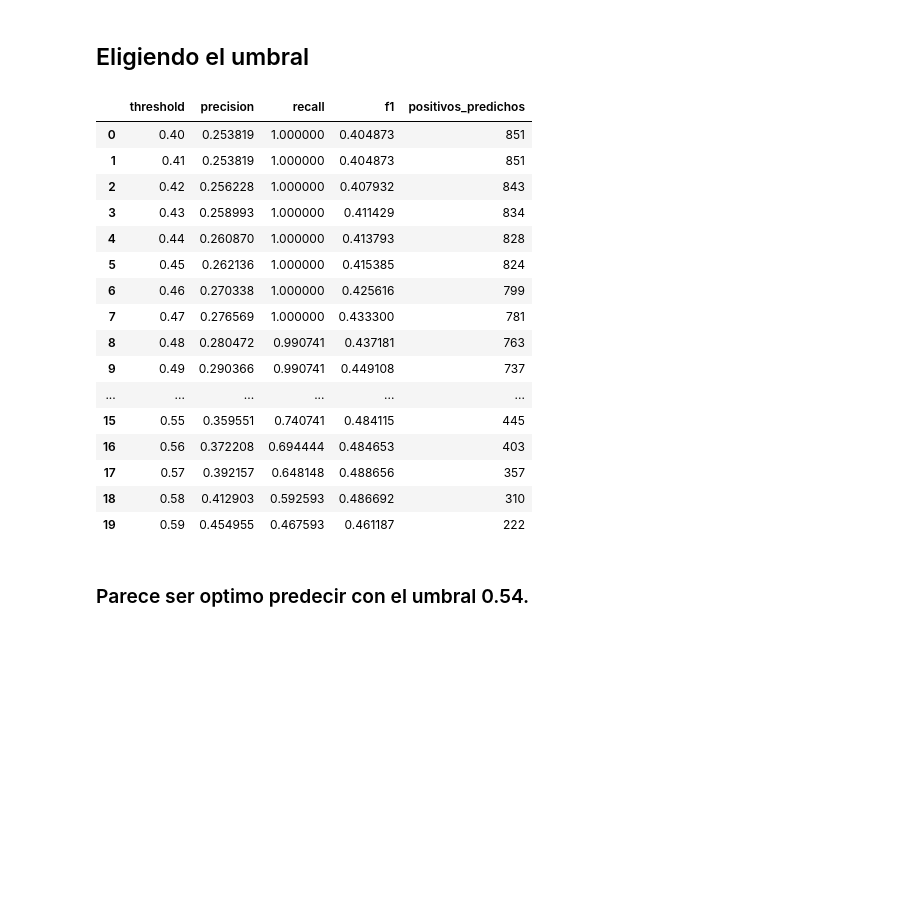
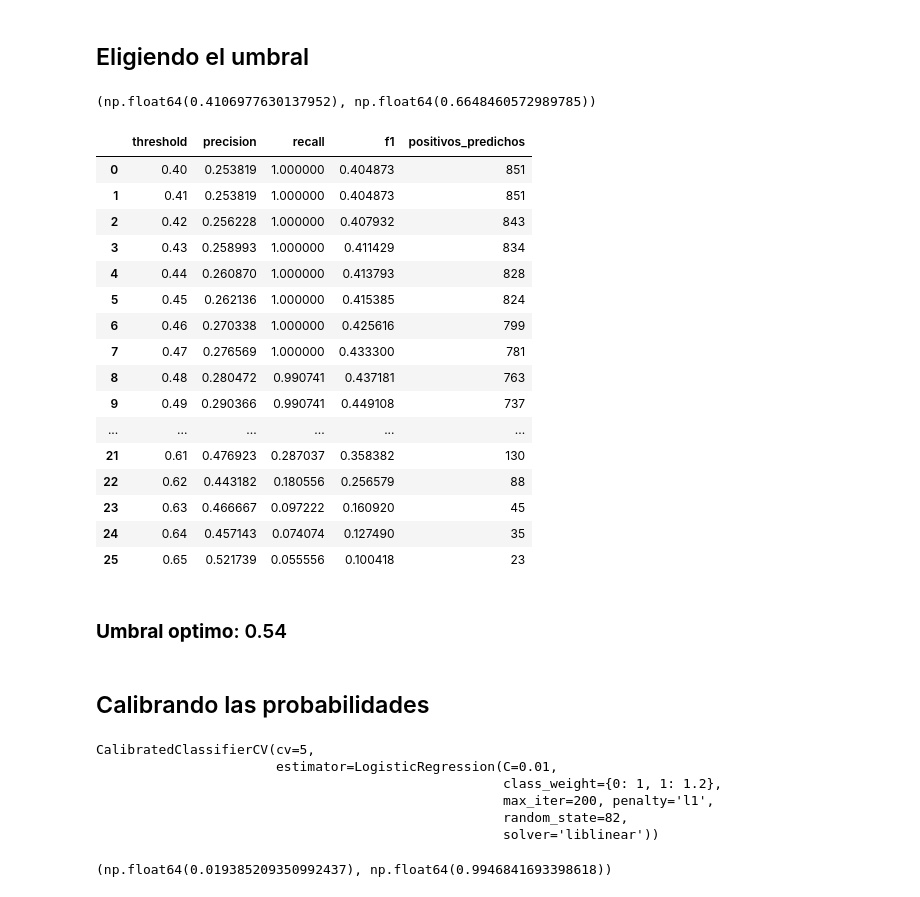
Before and after one commit to GuilleLondero/churn_insight_hackathon, a Jupyter notebook: data_science/notebooks/optimizacion_modelos.ipynb, the cells around one changed output. Saved outputs shown, nothing was run; the diff lists cells and outputs as text; code cells hidden in the pictures; blank space fills up the shorter version.

Commit message:
Calibración del modelo lr

```diff
--- a/data_science/notebooks/optimizacion_modelos.ipynb
+++ b/data_science/notebooks/optimizacion_modelos.ipynb
@@ -478,43 +480,47 @@ plt.show()
 ## Eligiendo el umbral
 # %%
 y_proba = best_lr.predict_proba(X_test_normalize)[:, 1]
+# %%
+y_proba.min(), y_proba.max()
+# %% [output]
+(np.float64(0.4106977630137952), np.float64(0.6648460572989785))
 # %%
-thresholds = np.arange(0.4, 0.6, 0.01)
+thresholds = np.arange(0.4, 0.66, 0.01)
 
 rows = []
 
 for t in thresholds:
     y_pred = (y_proba >= t).astype(int)
 
     rows.append({
         "threshold": t,
         "precision": precision_score(y_test, y_pred, zero_division=0),
         "recall": recall_score(y_test, y_pred),
         "f1": f1_score(y_test, y_pred),
         "positivos_predichos": y_pred.sum()
     })
 
 df_thresholds = pd.DataFrame(rows)
 df_thresholds
 # %% [output]
 |  | threshold | precision | recall | f1 | positivos_predichos |
 | 0 | 0.40 | 0.253819 | 1.000000 | 0.404873 | 851 |
 | 1 | 0.41 | 0.253819 | 1.000000 | 0.404873 | 851 |
 | 2 | 0.42 | 0.256228 | 1.000000 | 0.407932 | 843 |
 | 3 | 0.43 | 0.258993 | 1.000000 | 0.411429 | 834 |
 | 4 | 0.44 | 0.260870 | 1.000000 | 0.413793 | 828 |
 | 5 | 0.45 | 0.262136 | 1.000000 | 0.415385 | 824 |
 | 6 | 0.46 | 0.270338 | 1.000000 | 0.425616 | 799 |
 | 7 | 0.47 | 0.276569 | 1.000000 | 0.433300 | 781 |
 | 8 | 0.48 | 0.280472 | 0.990741 | 0.437181 | 763 |
 | 9 | 0.49 | 0.290366 | 0.990741 | 0.449108 | 737 |
 | ... | ... | ... | ... | ... | ... |
-| 15 | 0.55 | 0.359551 | 0.740741 | 0.484115 | 445 |
-| 16 | 0.56 | 0.372208 | 0.694444 | 0.484653 | 403 |
-| 17 | 0.57 | 0.392157 | 0.648148 | 0.488656 | 357 |
-| 18 | 0.58 | 0.412903 | 0.592593 | 0.486692 | 310 |
-| 19 | 0.59 | 0.454955 | 0.467593 | 0.461187 | 222 |
+| 21 | 0.61 | 0.476923 | 0.287037 | 0.358382 | 130 |
+| 22 | 0.62 | 0.443182 | 0.180556 | 0.256579 | 88 |
+| 23 | 0.63 | 0.466667 | 0.097222 | 0.160920 | 45 |
+| 24 | 0.64 | 0.457143 | 0.074074 | 0.127490 | 35 |
+| 25 | 0.65 | 0.521739 | 0.055556 | 0.100418 | 23 |
 # %% [markdown]
-### Parece ser optimo predecir con el umbral 0.54.
+### **Umbral optimo**: 0.54
-# %% [markdown]
-#
+# %% [markdown]
+## Calibrando las probabilidades
@@ -520,0 +533,9 @@ df_thresholds
+# %%
+modelo_calibrado.fit(X_train_normalize, y_train_smote)
+# %% [output]
+CalibratedClassifierCV(cv=5,
+                       estimator=LogisticRegression(C=0.01,
+                                                    class_weight={0: 1, 1: 1.2},
+                                                    max_iter=200, penalty='l1',
+                                                    random_state=82,
+                                                    solver='liblinear'))
@@ -520,0 +544,4 @@ df_thresholds
+# %%
+y_proba_cal.min(), y_proba_cal.max()
+# %% [output]
+(np.float64(0.019385209350992437), np.float64(0.9946841693398618))
```
Also changed, not shown: parts of 8 cells of this notebook.
